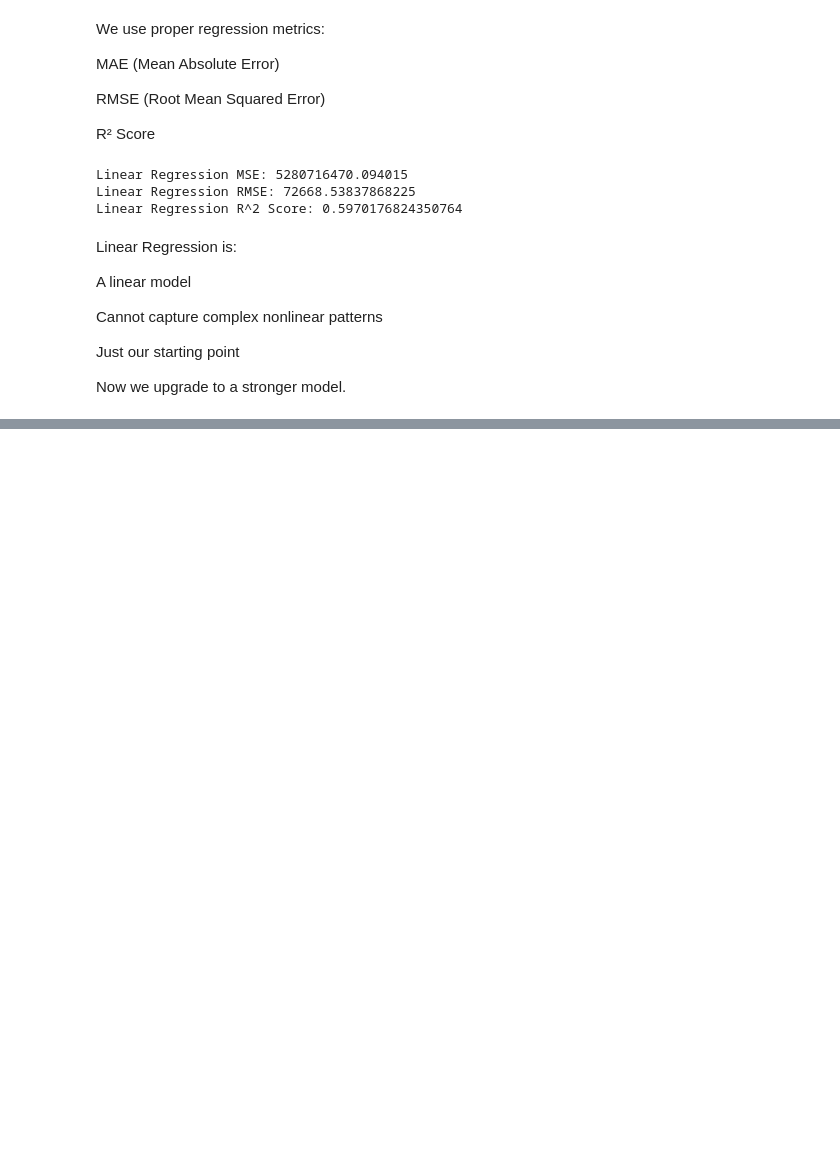
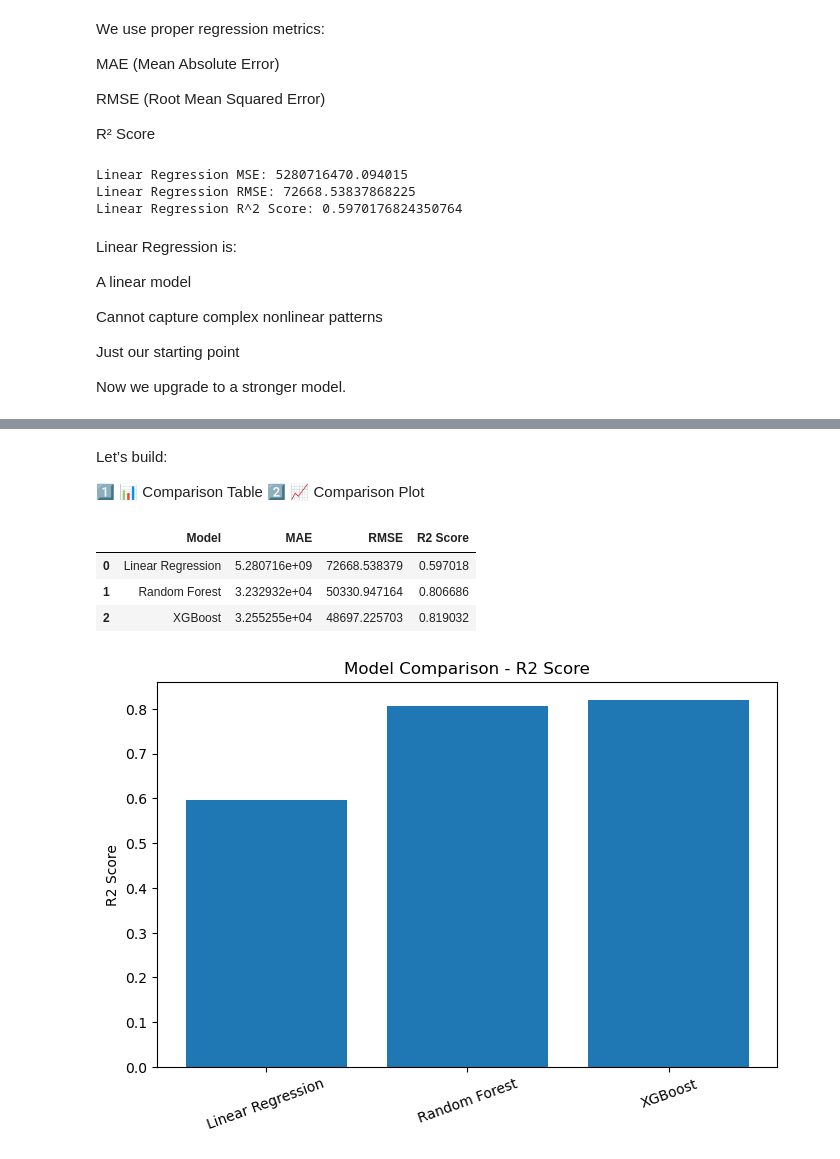
Before and after one commit to azhar258/BITS.Mtech, a Jupyter notebook: SEM-1/LAB/ML/house_pricing.ipynb, the cells around one changed output, grey strips where cells are left out. Drawn from its saved outputs; the diff is of its cells as text; code cells hidden in the pictures; blank space fills up the shorter version.

```diff
--- a/SEM-1/LAB/ML/house_pricing.ipynb
+++ b/SEM-1/LAB/ML/house_pricing.ipynb
@@ -364,0 +413,34 @@ rm_model.fit(X_train_scaled, y_train)
+# %% [markdown]
+Let’s build:
+
+1️⃣ 📊 Comparison Table
+2️⃣ 📈 Comparison Plot
+# %%
+# comparision table
+import pandas as pd
+
+results_df = pd.DataFrame({
+    "Model": ["Linear Regression", "Random Forest", "XGBoost"],
+    "MAE": [mse_lr, mae_rf, mae_xgb],
+    "RMSE": [rmse_lr, rmse_rf, rmse_xgb],
+    "R2 Score": [r2_lr, r2_rf, r2_xgb]
+})
+
+results_df
+# %% [output]
+|  | Model | MAE | RMSE | R2 Score |
+| 0 | Linear Regression | 5.280716e+09 | 72668.538379 | 0.597018 |
+| 1 | Random Forest | 3.232932e+04 | 50330.947164 | 0.806686 |
+| 2 | XGBoost | 3.255255e+04 | 48697.225703 | 0.819032 |
+# %%
+# Plot R² Comparison
+import matplotlib.pyplot as plt
+
+plt.figure(figsize=(8,5))
+plt.bar(results_df["Model"], results_df["R2 Score"])
+plt.title("Model Comparison - R2 Score")
+plt.ylabel("R2 Score")
+plt.xticks(rotation=20)
+plt.show()
+# %% [output]
+[figure, added]
```
Also changed, not shown: parts of 8 cells of this notebook, 7 other files.
